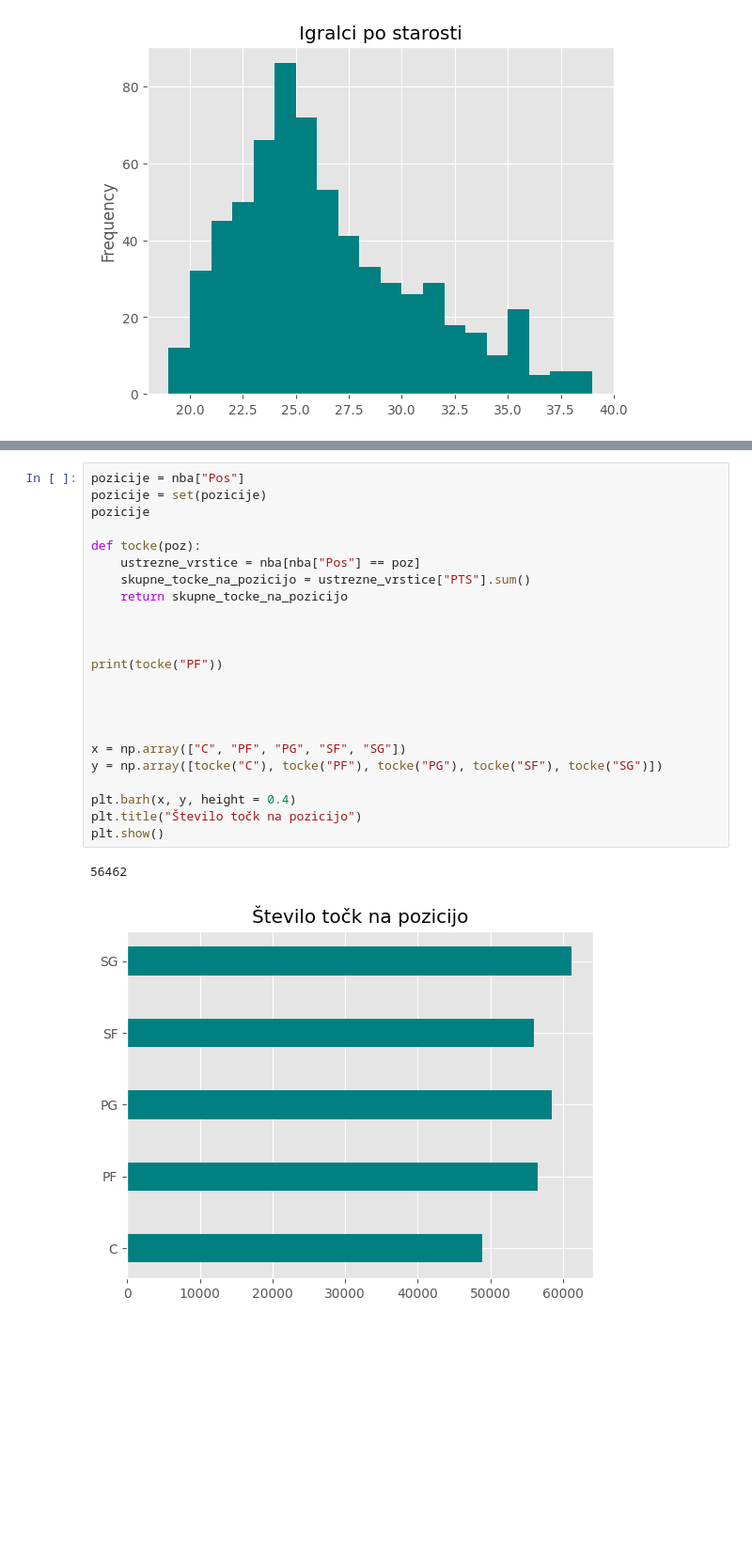
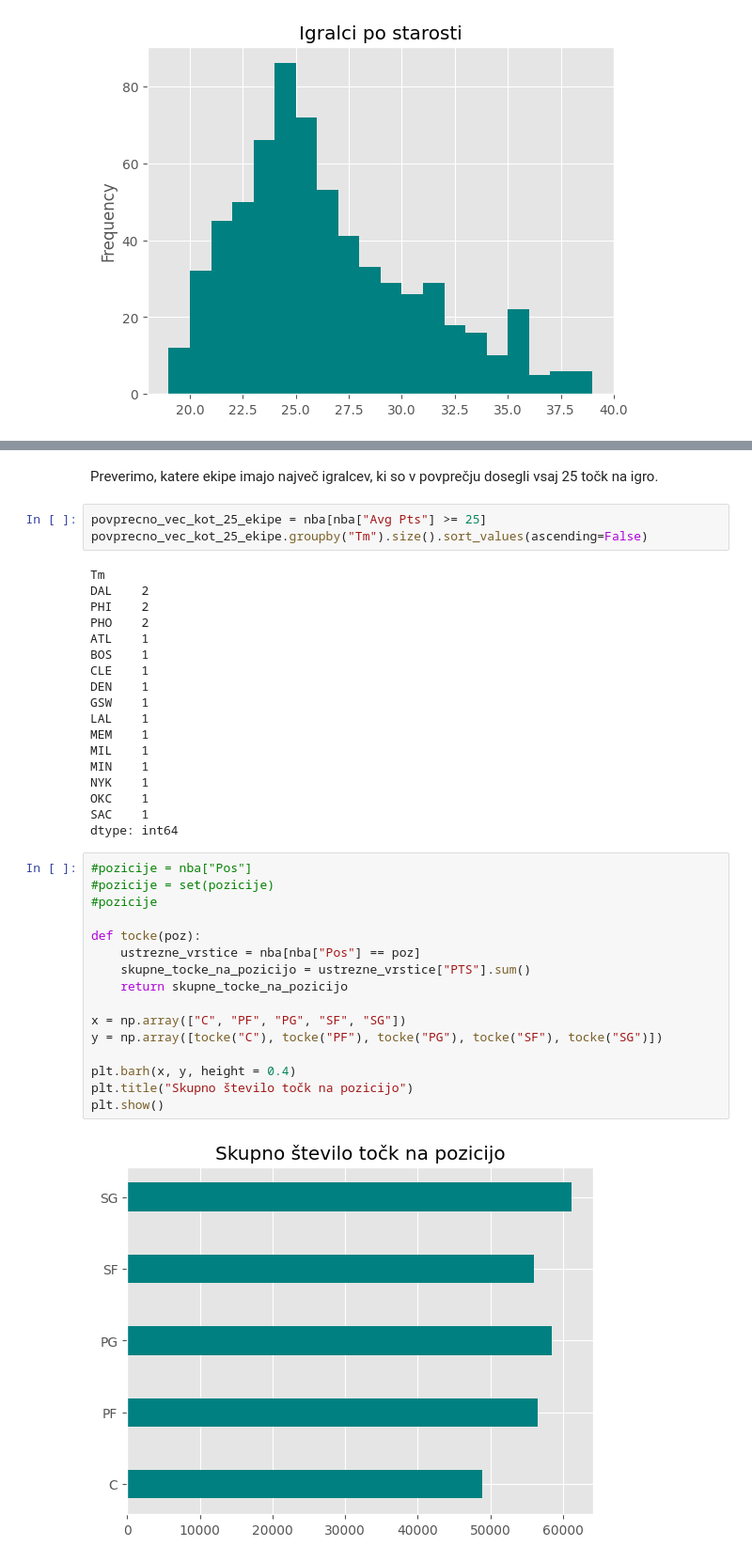
Before and after one commit to elizapecoraro/Eliza-Pecoraro-Projektna-naloga-UVP, a Jupyter notebook: analiza.ipynb, the cells around one changed output, grey strips where cells are left out. Shown at 94% size. Saved outputs shown, nothing was run; the diff lists cells and outputs as text; blank space fills up the shorter version.

```diff
--- a/analiza.ipynb
+++ b/analiza.ipynb
@@ -181,26 +254,41 @@ Text(0.5, 1.0, 'Razmerje med številom osebnih napak in minutah na igrišču')
+# %% [markdown]
+Preverimo, katere ekipe imajo največ igralcev, ki so v povprečju dosegli vsaj 25 točk na igro.
+# %%
+povprecno_vec_kot_25_ekipe = nba[nba["Avg Pts"] >= 25]
+povprecno_vec_kot_25_ekipe.groupby("Tm").size().sort_values(ascending=False)
+# %% [output]
+Tm
+DAL    2
+PHI    2
+PHO    2
+ATL    1
+BOS    1
+CLE    1
+DEN    1
+GSW    1
+LAL    1
+MEM    1
+MIL    1
+MIN    1
+NYK    1
+OKC    1
+SAC    1
+dtype: int64
 # %%
-pozicije = nba["Pos"]
-pozicije = set(pozicije)
-pozicije
+#pozicije = nba["Pos"]
+#pozicije = set(pozicije)
+#pozicije
 
 def tocke(poz):
     ustrezne_vrstice = nba[nba["Pos"] == poz]
     skupne_tocke_na_pozicijo = ustrezne_vrstice["PTS"].sum()
     return skupne_tocke_na_pozicijo
 
-
-
-print(tocke("PF"))
-
-
-
-
 x = np.array(["C", "PF", "PG", "SF", "SG"])
 y = np.array([tocke("C"), tocke("PF"), tocke("PG"), tocke("SF"), tocke("SG")])
 
 plt.barh(x, y, height = 0.4)
-plt.title("Število točk na pozicijo")
+plt.title("Skupno število točk na pozicijo")
 plt.show()
 # %% [output]
-56462
-[figure, old version]
+[figure, new version]
```
Also changed, not shown: parts of 32 cells of this notebook.
